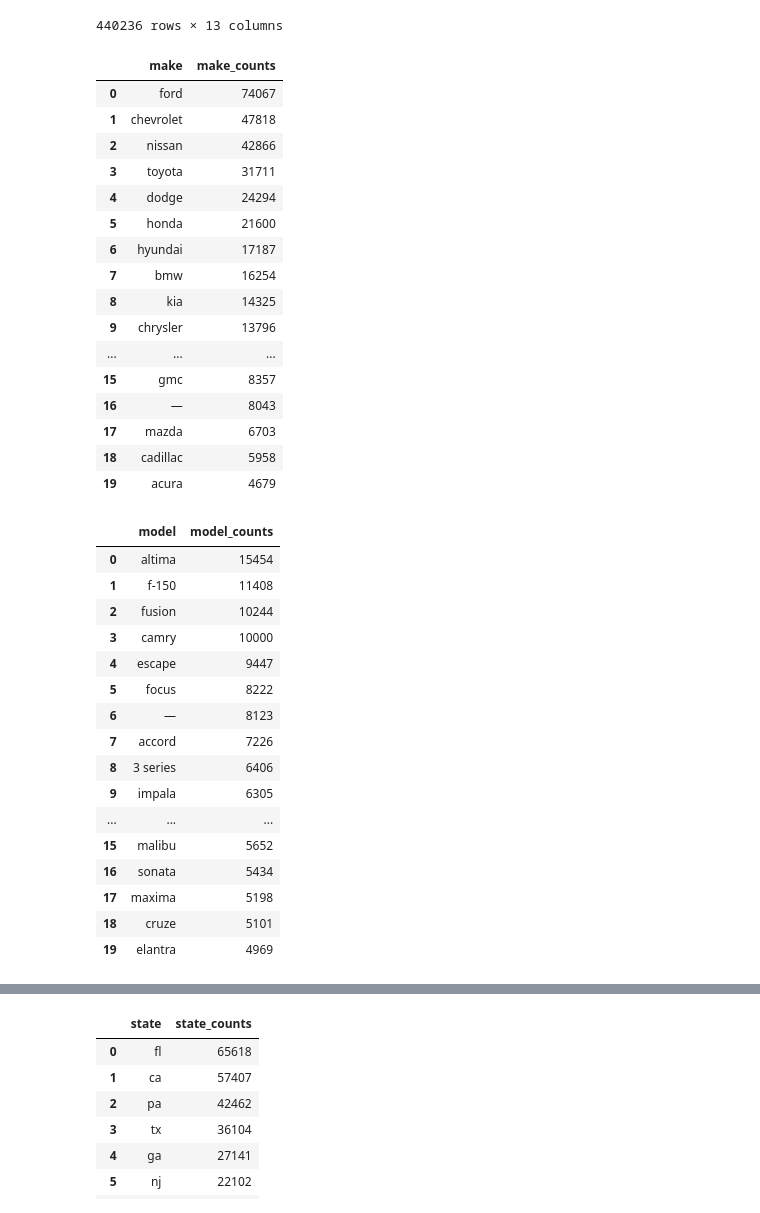
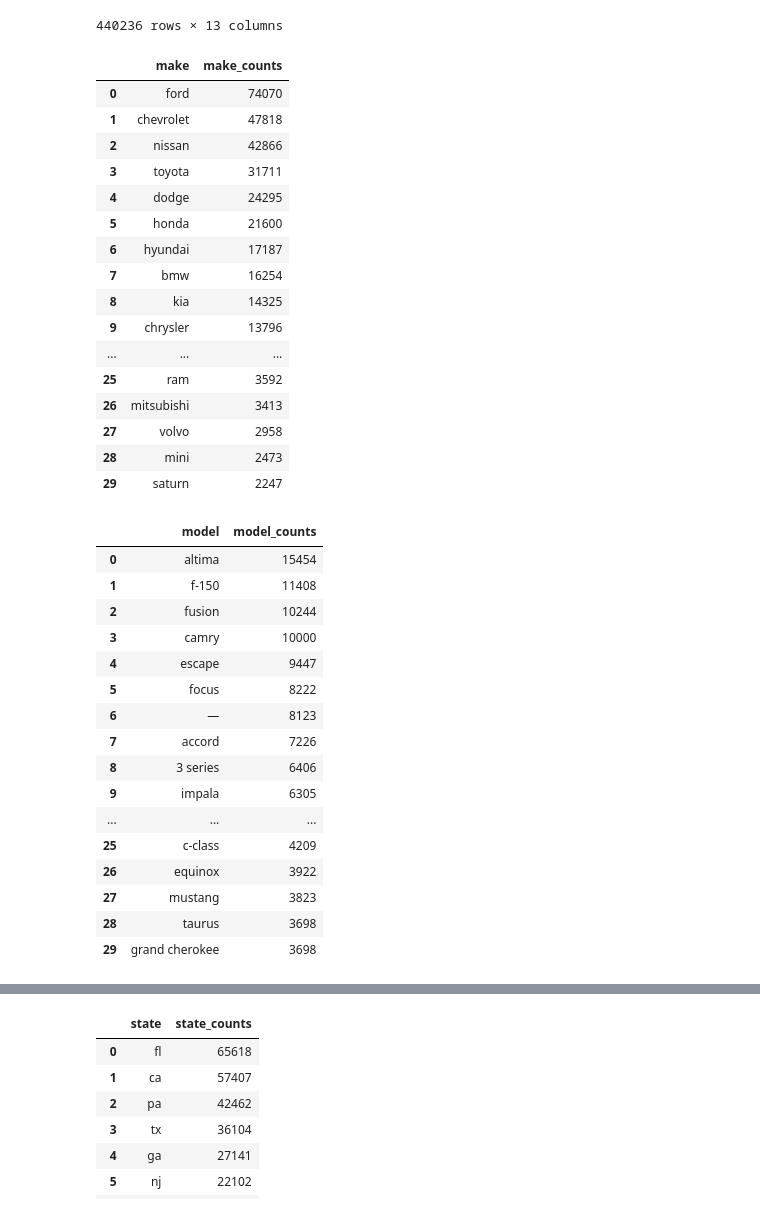
Before and after one commit to Ilona-di/kaggle_competition_vehicle_price, a Jupyter notebook: Vehicle_price_predictions.ipynb, the cells around one changed output, grey strips where cells are left out. Cells and saved outputs as stored; diff of their text form; code cells hidden in the pictures.

```diff
--- a/Vehicle_price_predictions.ipynb
+++ b/Vehicle_price_predictions.ipynb
@@ -243,7 +243,7 @@ def make_duplicates(name):
     else:
         return name
 # %%
-features_train['make']=features_train['make'].apply(make_duplicates)
+train_mod['make']=train_mod['make'].apply(make_duplicates)
 # %%
 train_mod['model'].unique()
 # %% [output]
@@ -421,29 +421,29 @@ features_train
 # %%
 make_counts=pd.DataFrame(features_train['make'].value_counts()).reset_index().rename(
     columns={'index':'make','make':'make_counts'})
-make_counts.head(20)
+make_counts.head(30)
 # %% [output]
 |  | make | make_counts |
-| 0 | ford | 74067 |
+| 0 | ford | 74070 |
 | 1 | chevrolet | 47818 |
 | 2 | nissan | 42866 |
 | 3 | toyota | 31711 |
-| 4 | dodge | 24294 |
+| 4 | dodge | 24295 |
 | 5 | honda | 21600 |
 | 6 | hyundai | 17187 |
 | 7 | bmw | 16254 |
 | 8 | kia | 14325 |
 | 9 | chrysler | 13796 |
 | ... | ... | ... |
-| 15 | gmc | 8357 |
-| 16 | — | 8043 |
-| 17 | mazda | 6703 |
-| 18 | cadillac | 5958 |
-| 19 | acura | 4679 |
+| 25 | ram | 3592 |
+| 26 | mitsubishi | 3413 |
+| 27 | volvo | 2958 |
+| 28 | mini | 2473 |
+| 29 | saturn | 2247 |
 # %%
 model_counts=pd.DataFrame(features_train['model'].value_counts()).reset_index().rename(
     columns={'index':'model','model':'model_counts'})
-model_counts.head(20)
+model_counts.head(30)
 # %% [output]
 |  | model | model_counts |
 | 0 | altima | 15454 |
@@ -457,11 +457,11 @@ model_counts.head(20)
 | 8 | 3 series | 6406 |
 | 9 | impala | 6305 |
 | ... | ... | ... |
-| 15 | malibu | 5652 |
-| 16 | sonata | 5434 |
-| 17 | maxima | 5198 |
-| 18 | cruze | 5101 |
-| 19 | elantra | 4969 |
+| 25 | c-class | 4209 |
+| 26 | equinox | 3922 |
+| 27 | mustang | 3823 |
+| 28 | taurus | 3698 |
+| 29 | grand cherokee | 3698 |
 # %%
 trim_counts=pd.DataFrame(features_train['trim'].value_counts()).reset_index().rename(
     columns={'index':'trim','trim':'trim_counts'})
```
Also changed, not shown: parts of 42 cells of this notebook.
